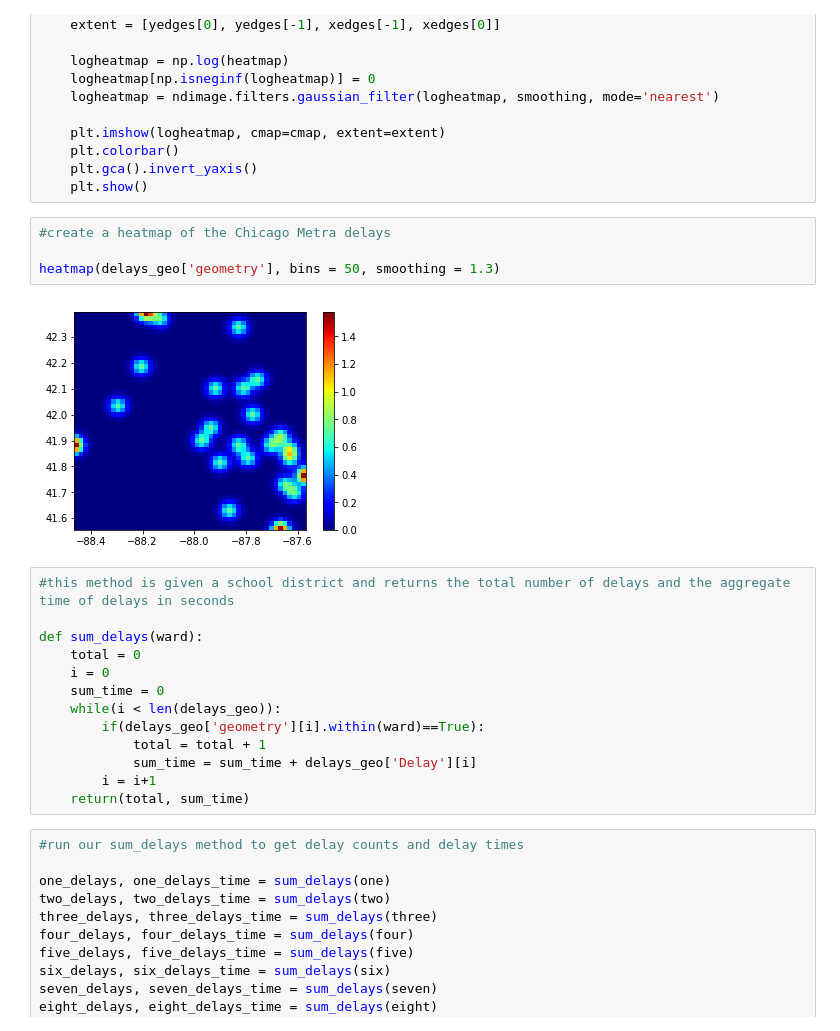
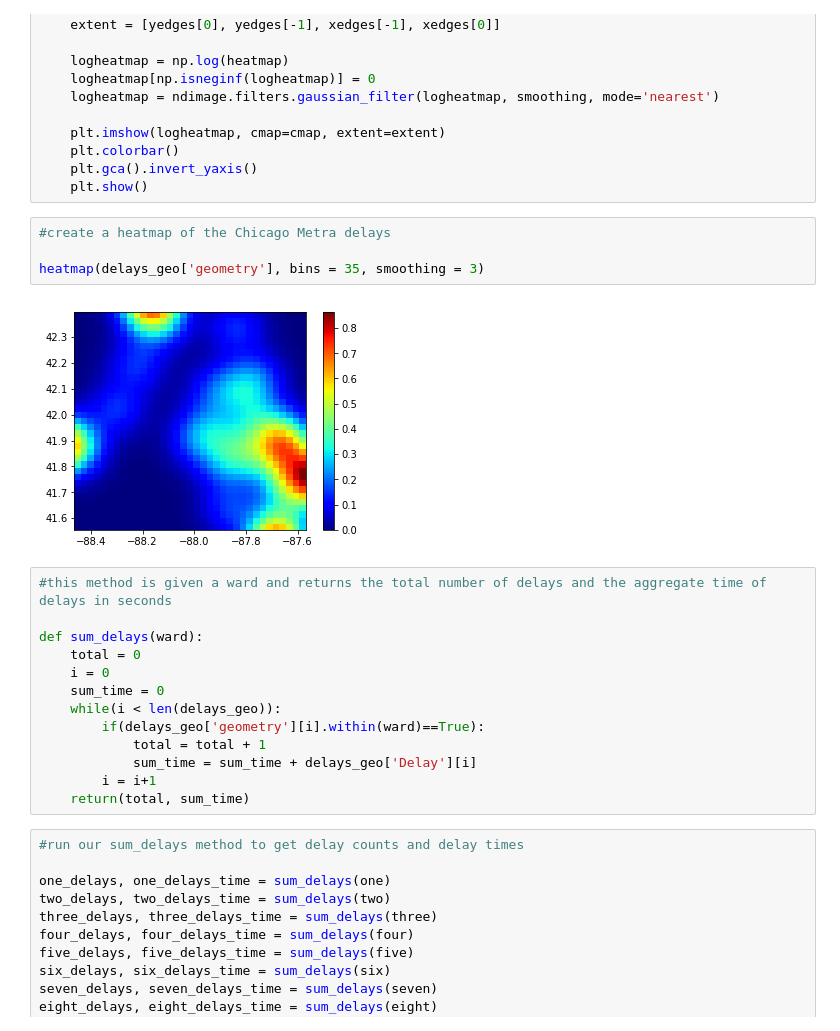
Before and after one commit to alha282/Metra-Delay, a Jupyter notebook: Ward Analysis.ipynb, the cells around one changed output. Drawn from its saved outputs; the diff is of its cells as text.

Commit message:
Ward Analysis Updates
Slight changes to graphs..

```diff
--- a/Ward Analysis.ipynb
+++ b/Ward Analysis.ipynb
@@ -121,11 +130,11 @@ def heatmap(d, bins=(100,100), smoothing=1.3, cmap='jet'):
 # %%
 #create a heatmap of the Chicago Metra delays
 
-heatmap(delays_geo['geometry'], bins = 50, smoothing = 1.3)
+heatmap(delays_geo['geometry'], bins = 35, smoothing = 3)
 # %% [output]
-[figure, old version]
+[figure, new version]
 # %%
-#this method is given a school district and returns the total number of delays and the aggregate time of delays in seconds
+#this method is given a ward and returns the total number of delays and the aggregate time of delays in seconds
 
 def sum_delays(ward):
     total = 0
```
Also changed, not shown: parts of 5 cells of this notebook.
